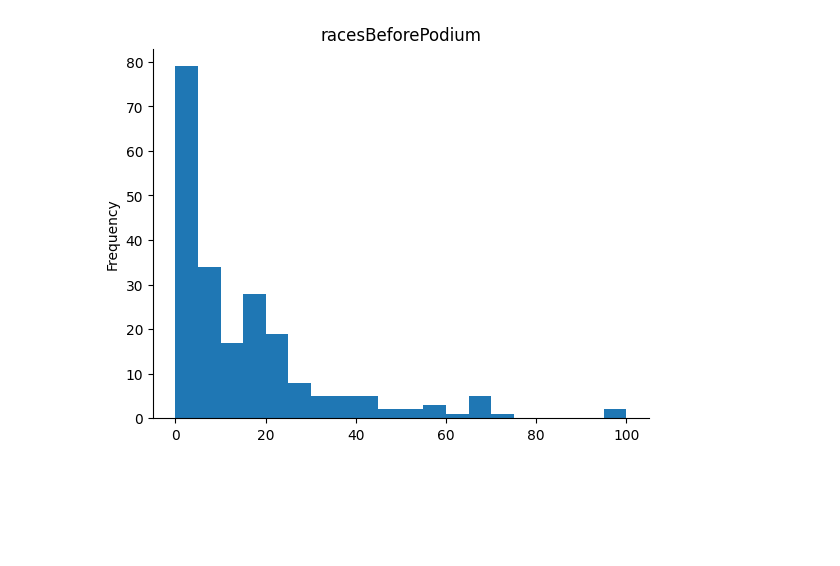
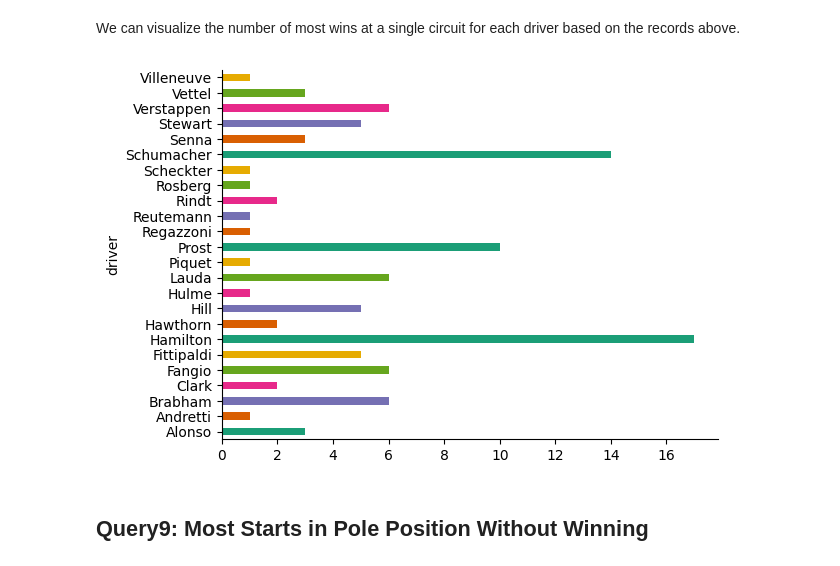
Before and after one commit to simonevigasio/Analyzing-F1-Data-Using-Neo4j, a Jupyter notebook: smbud_project.ipynb, the cells around one changed output. Cells and saved outputs as stored; diff of their text form; code cells hidden in the pictures; blank space fills up the shorter version.

```diff
--- a/smbud_project.ipynb
+++ b/smbud_project.ipynb
@@ -59,0 +313,24 @@ df.head()
+# %%
+starting_year = 2010 # 2003, 1991, 1960, 1950
+ending_year = 2024 # 2009, 2002, 1990, 1959
+# %%
+with GraphDatabase.driver(URI, auth=AUTH) as driver:
+  df = driver.execute_query(
+    """
+    MATCH (s:Season)-[:PLAN]->(r:Race)<-[ds:DRIVER_STAND]-(d:Driver)
+    WHERE r.year >= $starting_year AND r.year <= $ending_year
+    WITH s, d.forename AS driverForename, d.surname AS driverSurname, MAX(ds.points) AS totalPoints
+    ORDER BY totalPoints DESC
+    WITH s, collect({driverForename: driverForename, driverSurname: driverSurname, points: totalPoints}) AS standsPerYear
+    WITH s, standsPerYear[0] AS champion, standsPerYear[1] AS runnerUp
+    RETURN s.year AS season,
+          champion.driverForename + " " + champion.driverSurname AS champion,
+          runnerUp.driverForename + " " + runnerUp.driverSurname AS runnerUp,
+          champion.points - runnerUp.points AS pointsGap
+    ORDER BY pointsGap ASC
+    """,
+    starting_year=starting_year,
+    ending_year=ending_year,
+    database_="neo4j",
+    result_transformer_=neo4j.Result.to_df
+  )
@@ -59,0 +360,18 @@ df.head()
+# %%
+with GraphDatabase.driver(URI, auth=AUTH) as driver:
+  df = driver.execute_query(
+    """
+    MATCH (c:Circuit)-[:HOLD]->(r:Race)<-[ds:DRIVER_STAND]-(d:Driver)
+    WHERE ds.position = 1
+    WITH c.name AS circuit, d.surname AS driver, COUNT(d) AS wins
+    ORDER BY circuit, wins DESC
+    WITH circuit, MAX(wins) AS maxWins, collect({driver: driver, wins: wins}) AS driverWins
+    UNWIND driverWins AS dw
+    WITH circuit, maxWins, dw
+    WHERE dw.wins = maxWins
+    RETURN circuit, dw.driver AS driver, dw.wins AS wins
+    ORDER BY wins DESC
+    """,
+    database_="neo4j",
+    result_transformer_=neo4j.Result.to_df
+  )
@@ -60,5 +394,9 @@ df.head()
+# %% [markdown]
+We can visualize the number of most wins at a single circuit for each driver based on the records above.
 # %%
-df['racesBeforePodium'].plot(kind='hist', bins=20, title='racesBeforePodium')
+df.groupby('driver').size().plot(kind='barh', color=sns.palettes.mpl_palette('Dark2'))
 plt.gca().spines[['top', 'right',]].set_visible(False)
 # %% [output]
-[figure, old version]
+[figure, new version]
+# %% [markdown]
+## Query9: Most Starts in Pole Position Without Winning
```
Also changed, not shown: parts of 50 cells of this notebook, 14 other files.
